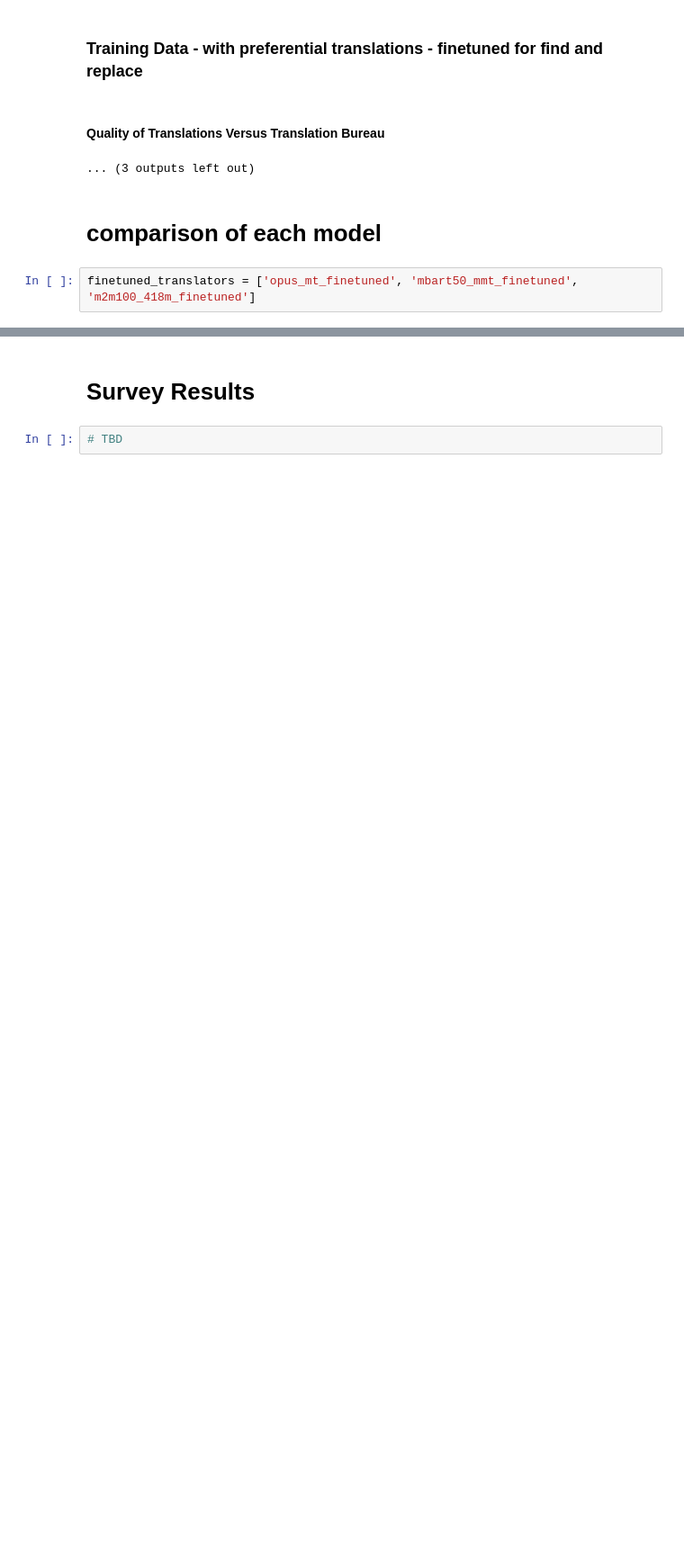
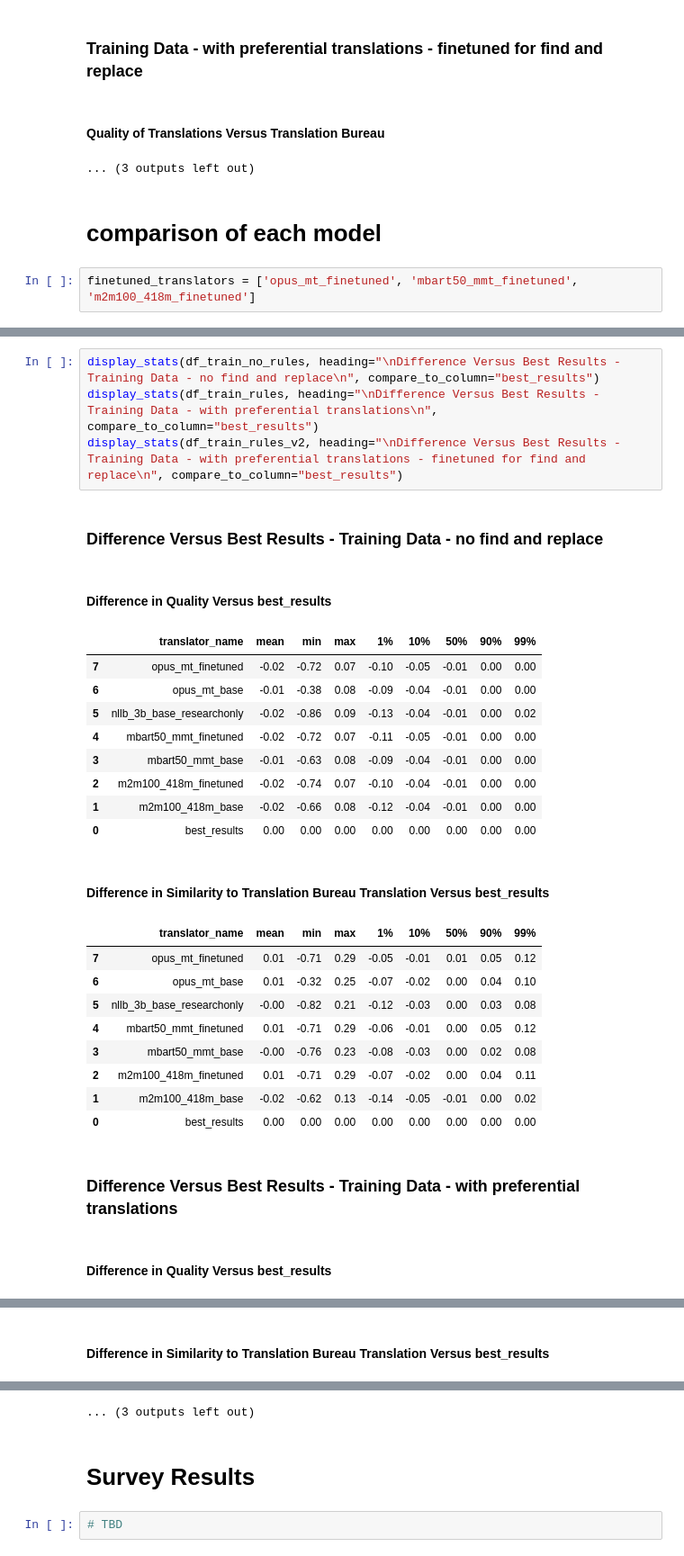
Before and after one commit to KevinCarr42/CSAS-Translations, a Jupyter notebook: evaluate_translations.ipynb, the cells around one changed output, grey strips where cells are left out. Shown: that part at 90% size. Cells and saved outputs as stored; diff of their text form; blank space fills up the shorter version.

```diff
--- a/evaluate_translations.ipynb
+++ b/evaluate_translations.ipynb
@@ -285,0 +493,28 @@ Difference in Quality Versus Translation Bureau
+# %%
+display_stats(df_train_no_rules, heading="\nDifference Versus Best Results - Training Data - no find and replace\n", compare_to_column="best_results")
+display_stats(df_train_rules, heading="\nDifference Versus Best Results - Training Data - with preferential translations\n", compare_to_column="best_results")
+display_stats(df_train_rules_v2, heading="\nDifference Versus Best Results - Training Data - with preferential translations - finetuned for find and replace\n", compare_to_column="best_results")
+# %% [output]
+Difference Versus Best Results - Training Data - no find and replace
+Difference in Quality Versus best_results
+|  | translator_name | mean | min | max | 1% | 10% | 50% | 90% | 99% |
+| 7 | opus_mt_finetuned | -0.02 | -0.72 | 0.07 | -0.10 | -0.05 | -0.01 | 0.00 | 0.00 |
+| 6 | opus_mt_base | -0.01 | -0.38 | 0.08 | -0.09 | -0.04 | -0.01 | 0.00 | 0.00 |
+| 5 | nllb_3b_base_researchonly | -0.02 | -0.86 | 0.09 | -0.13 | -0.04 | -0.01 | 0.00 | 0.02 |
+| 4 | mbart50_mmt_finetuned | -0.02 | -0.72 | 0.07 | -0.11 | -0.05 | -0.01 | 0.00 | 0.00 |
+| 3 | mbart50_mmt_base | -0.01 | -0.63 | 0.08 | -0.09 | -0.04 | -0.01 | 0.00 | 0.00 |
+| 2 | m2m100_418m_finetuned | -0.02 | -0.74 | 0.07 | -0.10 | -0.04 | -0.01 | 0.00 | 0.00 |
+| 1 | m2m100_418m_base | -0.02 | -0.66 | 0.08 | -0.12 | -0.04 | -0.01 | 0.00 | 0.00 |
+| 0 | best_results | 0.00 | 0.00 | 0.00 | 0.00 | 0.00 | 0.00 | 0.00 | 0.00 |
+Difference in Similarity to Translation Bureau Translation Versus best_results
+|  | translator_name | mean | min | max | 1% | 10% | 50% | 90% | 99% |
+| 7 | opus_mt_finetuned | 0.01 | -0.71 | 0.29 | -0.05 | -0.01 | 0.01 | 0.05 | 0.12 |
+| 6 | opus_mt_base | 0.01 | -0.32 | 0.25 | -0.07 | -0.02 | 0.00 | 0.04 | 0.10 |
+| 5 | nllb_3b_base_researchonly | -0.00 | -0.82 | 0.21 | -0.12 | -0.03 | 0.00 | 0.03 | 0.08 |
+| 4 | mbart50_mmt_finetuned | 0.01 | -0.71 | 0.29 | -0.06 | -0.01 | 0.00 | 0.05 | 0.12 |
+| 3 | mbart50_mmt_base | -0.00 | -0.76 | 0.23 | -0.08 | -0.03 | 0.00 | 0.02 | 0.08 |
+| 2 | m2m100_418m_finetuned | 0.01 | -0.71 | 0.29 | -0.07 | -0.02 | 0.00 | 0.04 | 0.11 |
+| 1 | m2m100_418m_base | -0.02 | -0.62 | 0.13 | -0.14 | -0.05 | -0.01 | 0.00 | 0.02 |
+| 0 | best_results | 0.00 | 0.00 | 0.00 | 0.00 | 0.00 | 0.00 | 0.00 | 0.00 |
+Difference Versus Best Results - Training Data - with preferential translations
+Difference in Quality Versus best_results
@@ -285,0 +530 @@ Difference in Quality Versus Translation Bureau
+Difference in Similarity to Translation Bureau Translation Versus best_results
@@ -286,3 +542,4 @@ Difference in Quality Versus Translation Bureau
+... (3 outputs left out)
 # %% [markdown]
 # Survey Results
 # %%
```
Also changed, not shown: parts of 11 cells of this notebook.
